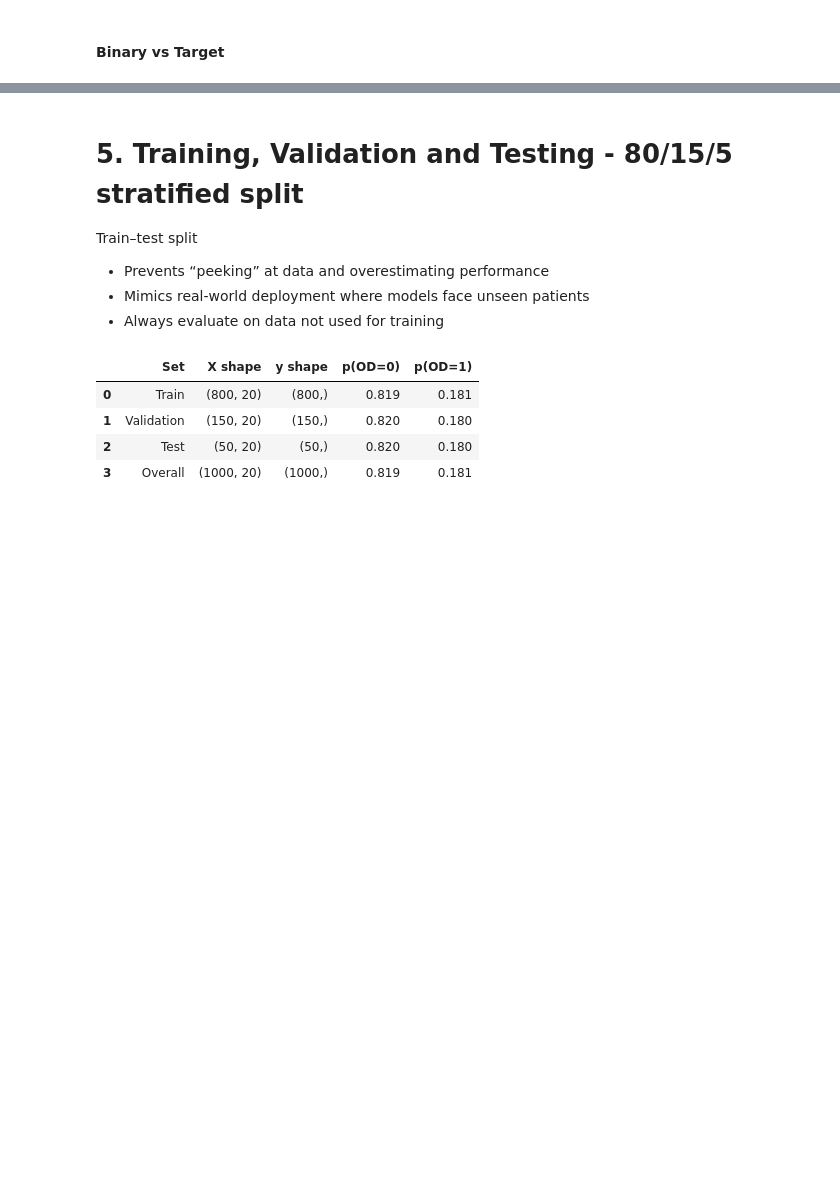
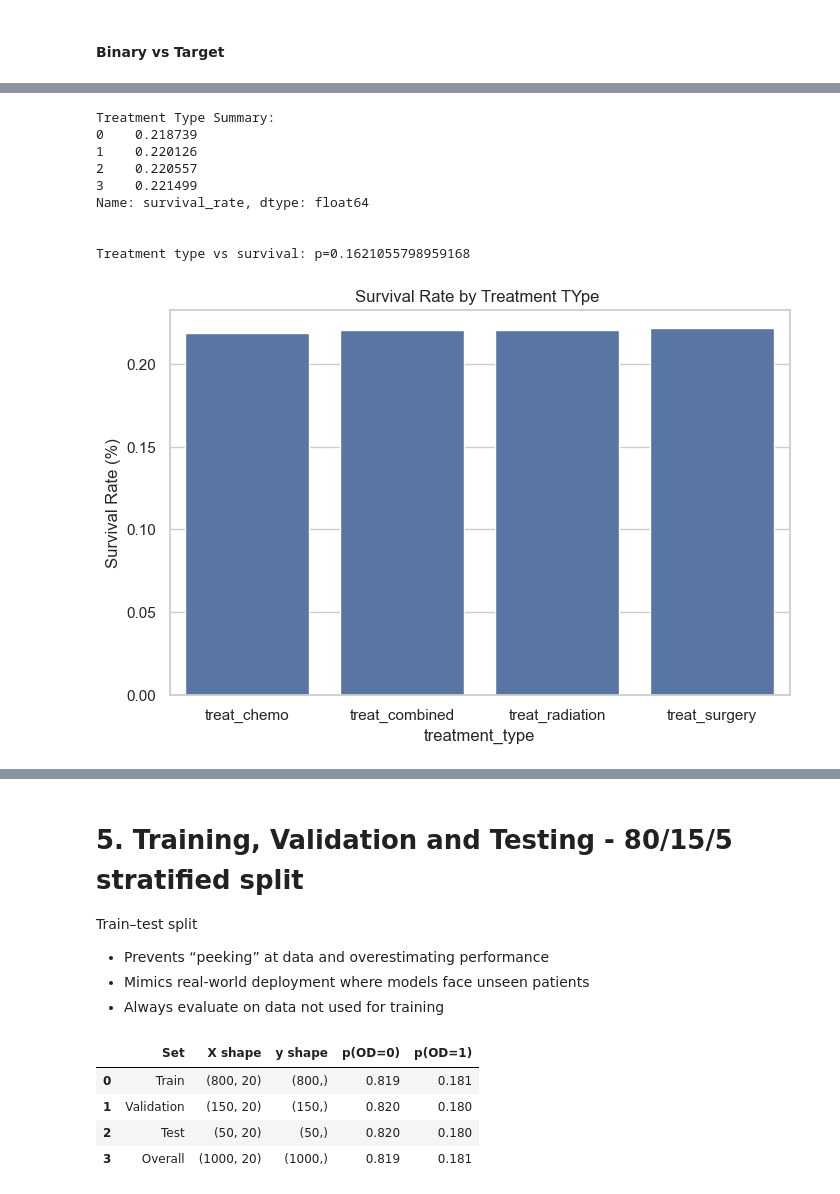
Before and after one commit to apayne185/RAI_opioid_risk_prevention, a Jupyter notebook: ML4HL_OD_RAI_toolbox.ipynb, the cells around one changed output, grey strips where cells are left out. Saved outputs shown, nothing was run; the diff lists cells and outputs as text; code cells hidden in the pictures; blank space fills up the shorter version.

```diff
--- a/ML4HL_OD_RAI_toolbox.ipynb
+++ b/ML4HL_OD_RAI_toolbox.ipynb
@@ -661,0 +861,34 @@ other_cancer: p-value = 0.0635
+# %%
+treatment_cols = [c for c in df.columns if "treat_" in c]
+df["treatment_type"] = df[treatment_cols].idxmax(axis=1).str.replace("treatment_type_", "")
+
+
+treatment_summary= df.groupby("treatment_type")["survived"].agg(survival_rate="mean", count="count", survivors="sum").reset_index()
+
+pd.crosstab(df["treatment_type"], df["survived"])
+chi2, p, dof, ex = chi2_contingency(pd.crosstab(df["treatment_type"], df["survived"]))
+
+print(f"Treatment Type Summary:\n{treatment_summary['survival_rate']}\n\n")
+print(f"Treatment type vs survival: p={p}")
+
+
+plt.figure(figsize=(8,5))
+sns.barplot(
+    x="treatment_type", y="survival_rate",
+    data=treatment_summary,
+    errorbar=('ci', 95)               #automatically computes 95% confidence intervals
+)
+plt.ylabel("Survival Rate (%)")
+plt.title("Survival Rate by Treatment TYpe ")
+plt.show();
+# %% [output]
+Treatment Type Summary:
+0    0.218739
+1    0.220126
+2    0.220557
+3    0.221499
+Name: survival_rate, dtype: float64
+
+
+Treatment type vs survival: p=0.1621055798959168
+[figure, added]
```
Also changed, not shown: parts of 26 cells of this notebook.
